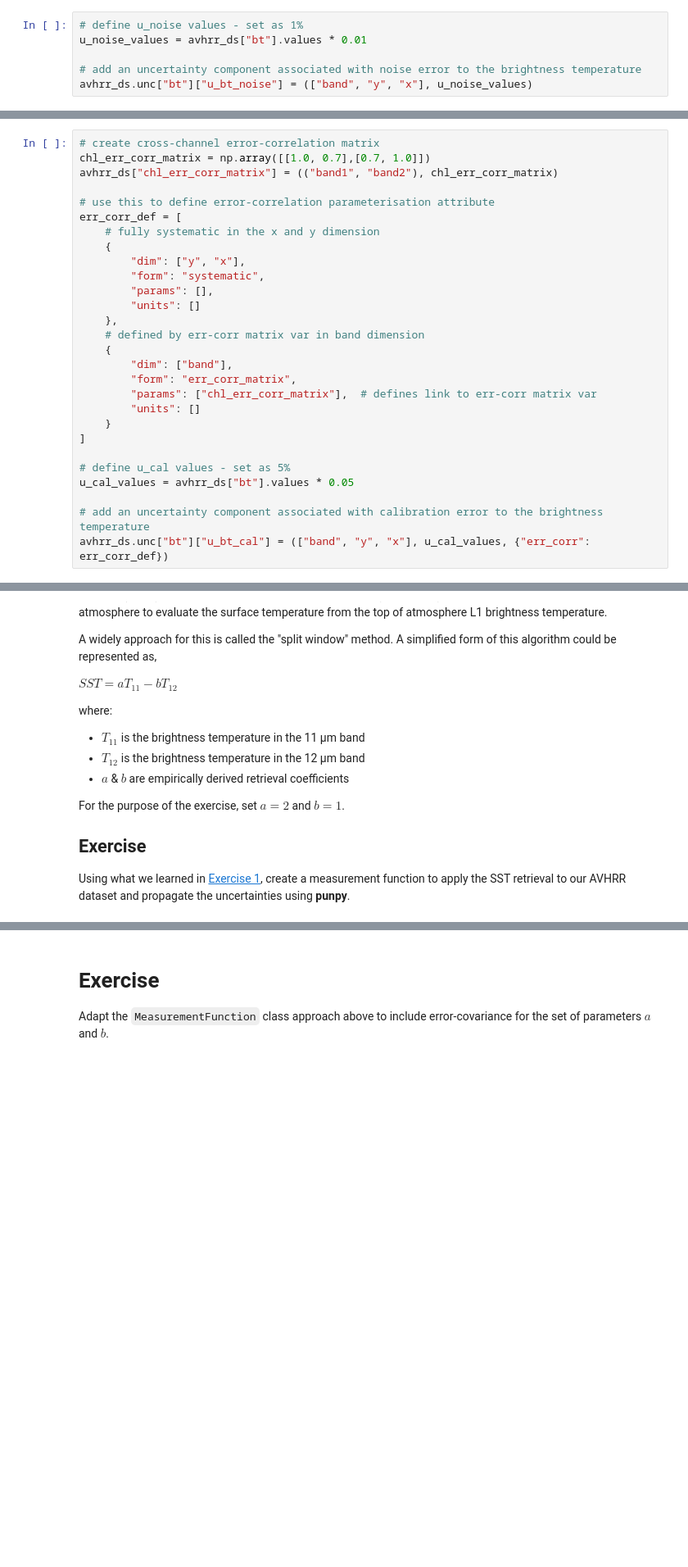
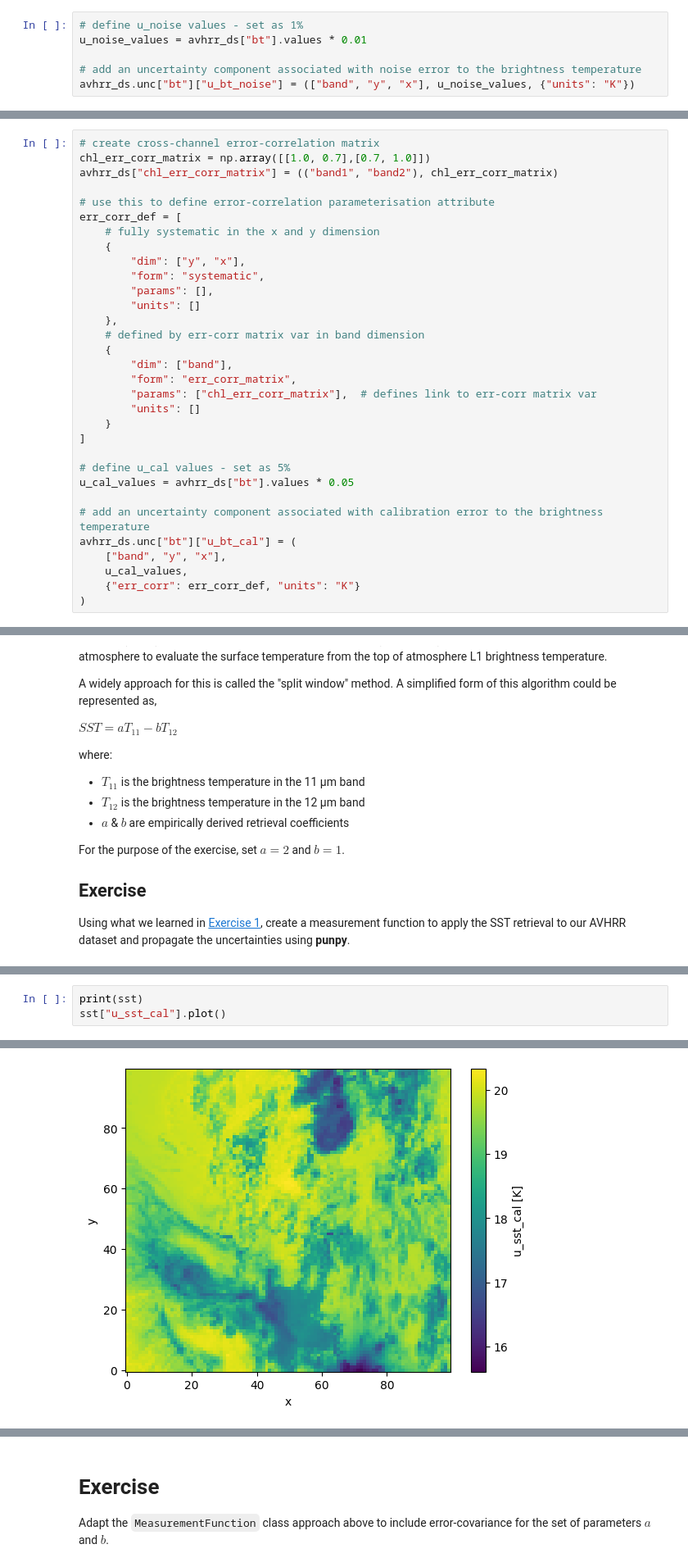
Before and after one commit to comet-toolkit/comet_training, a Jupyter notebook: LPS_training_exercise2_solution.ipynb, the cells around one changed output, grey strips where cells are left out. Shown: that part at 82% size. Saved outputs shown, nothing was run; the diff lists cells and outputs as text; blank space fills up the shorter version.

```diff
--- a/LPS_training_exercise2_solution.ipynb
+++ b/LPS_training_exercise2_solution.ipynb
@@ -79,7 +85,7 @@ We can use this to [assign an *uncertainty variable*](https://obsarray.readthedo
 u_noise_values = avhrr_ds["bt"].values * 0.01
 
 # add an uncertainty component associated with noise error to the brightness temperature
-avhrr_ds.unc["bt"]["u_bt_noise"] = (["band", "y", "x"], u_noise_values)
+avhrr_ds.unc["bt"]["u_bt_noise"] = (["band", "y", "x"], u_noise_values, {"units": "K"})
 # %%
 # inspect ds variables
 print(avhrr_ds)
@@ -127,7 +133,11 @@ err_corr_def = [
 u_cal_values = avhrr_ds["bt"].values * 0.05
 
 # add an uncertainty component associated with calibration error to the brightness temperature
-avhrr_ds.unc["bt"]["u_bt_cal"] = (["band", "y", "x"], u_cal_values, {"err_corr": err_corr_def})
+avhrr_ds.unc["bt"]["u_bt_cal"] = (
+    ["band", "y", "x"],
+    u_cal_values,
+    {"err_corr": err_corr_def, "units": "K"}
+)
 # %% [markdown]
 We can now interface with this information using the `unc` accessor,
 # %%
@@ -181,0 +248,4 @@ Using what we learned in [Exercise 1](https://colab.research.google.com/github/c
+# %%
+print(sst)
+sst["u_sst_cal"].plot()
+# %% [output]
@@ -182,3 +260,4 @@ Using what we learned in [Exercise 1](https://colab.research.google.com/github/c
+[figure, added]
 # %% [markdown]
 # *Extension* - Propagating Dataset Uncertainties with the `MeasurementFunction` Class
 
```
Also changed, not shown: parts of 5 cells of this notebook.
